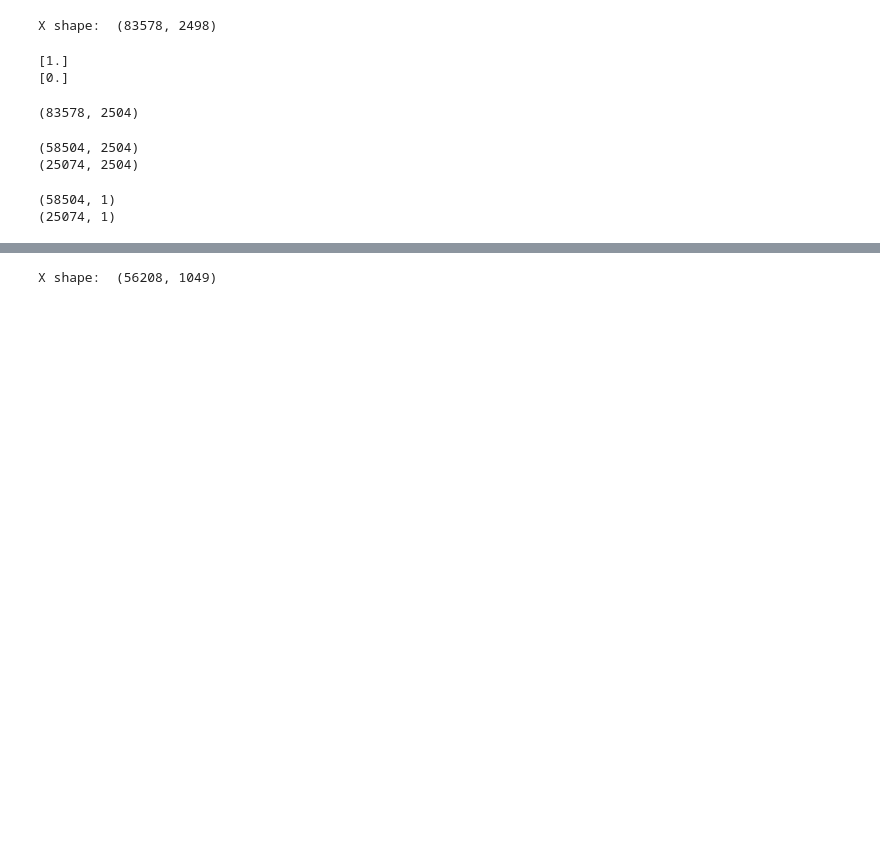
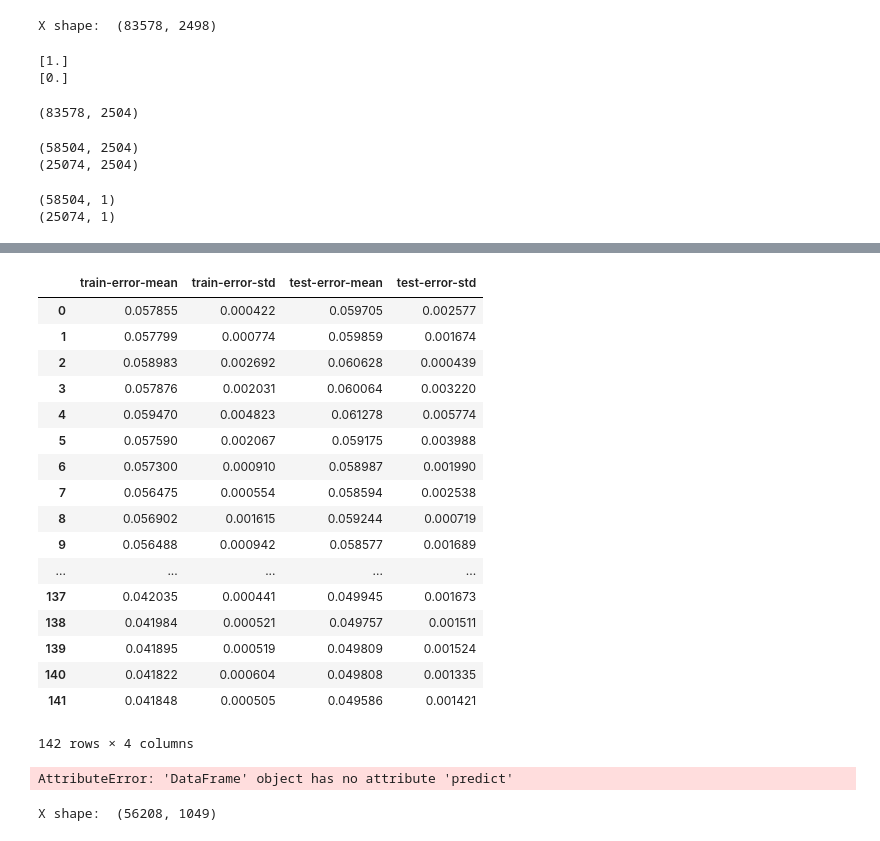
Before and after one commit to zachschuermann/predict-a-thon, a Jupyter notebook: boosting.ipynb, the cells around one changed output, grey strips where cells are left out. Cells and saved outputs as stored; diff of their text form; code cells hidden in the pictures; blank space fills up the shorter version.

```diff
--- a/boosting.ipynb
+++ b/boosting.ipynb
@@ -408,3 +646,28 @@ plot_pred(bst, xgtrain, y_train)
+# %%
+xgbc
+# %% [output]
+|  | train-error-mean | train-error-std | test-error-mean | test-error-std |
+| 0 | 0.057855 | 0.000422 | 0.059705 | 0.002577 |
+| 1 | 0.057799 | 0.000774 | 0.059859 | 0.001674 |
+| 2 | 0.058983 | 0.002692 | 0.060628 | 0.000439 |
+| 3 | 0.057876 | 0.002031 | 0.060064 | 0.003220 |
+| 4 | 0.059470 | 0.004823 | 0.061278 | 0.005774 |
+| 5 | 0.057590 | 0.002067 | 0.059175 | 0.003988 |
+| 6 | 0.057300 | 0.000910 | 0.058987 | 0.001990 |
+| 7 | 0.056475 | 0.000554 | 0.058594 | 0.002538 |
+| 8 | 0.056902 | 0.001615 | 0.059244 | 0.000719 |
+| 9 | 0.056488 | 0.000942 | 0.058577 | 0.001689 |
+| ... | ... | ... | ... | ... |
+| 137 | 0.042035 | 0.000441 | 0.049945 | 0.001673 |
+| 138 | 0.041984 | 0.000521 | 0.049757 | 0.001511 |
+| 139 | 0.041895 | 0.000519 | 0.049809 | 0.001524 |
+| 140 | 0.041822 | 0.000604 | 0.049808 | 0.001335 |
+| 141 | 0.041848 | 0.000505 | 0.049586 | 0.001421 |
+142 rows × 4 columns
+# %%
+pred = xgbc.predict(xgtrain)
+# %% [output]
+AttributeError: 'DataFrame' object has no attribute 'predict'
 # %%
 # use below for later - scales test
 # %%
```
Also changed, not shown: parts of 13 cells of this notebook, 5 other files.
